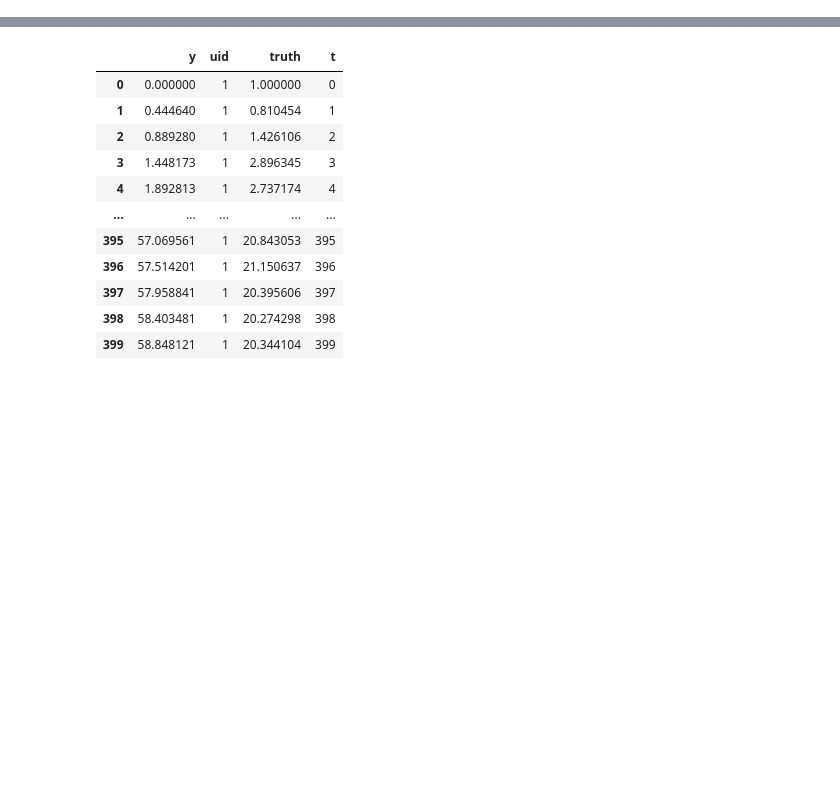
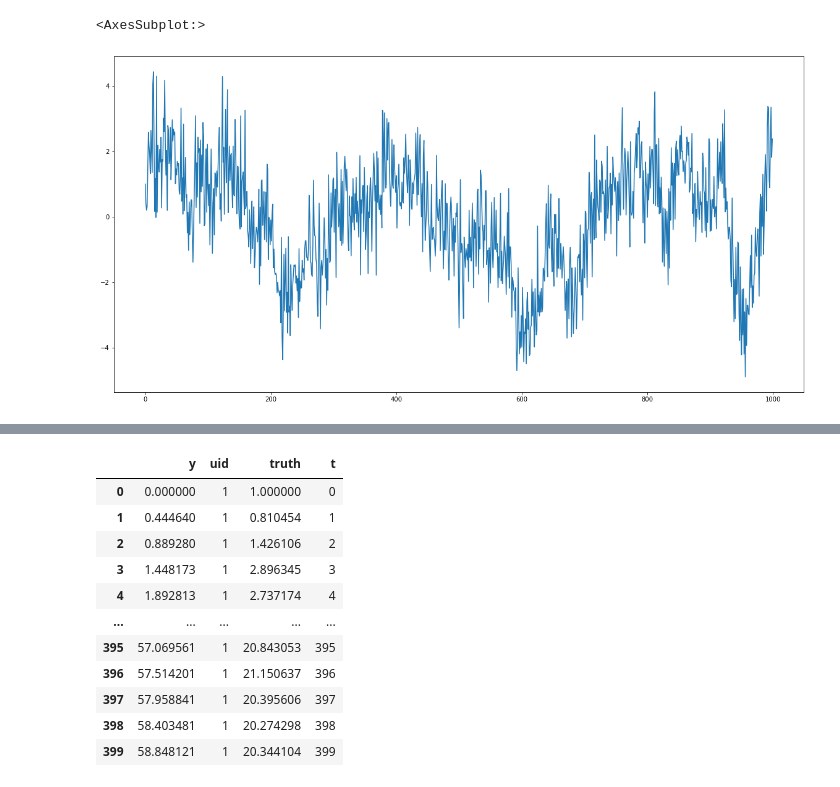
Before and after one commit to josh-ashkinaze/opinion-errors, a Jupyter notebook: Untitled.ipynb, the cells around one changed output, grey strips where cells are left out. Drawn from its saved outputs; the diff is of its cells as text; code cells hidden in the pictures; blank space fills up the shorter version.

```diff
--- a/Untitled.ipynb
+++ b/Untitled.ipynb
@@ -3,47 +3,50 @@ import matplotlib.pyplot as plt
 import pandas as pd
 import numpy as np
 # %%
-def generate_data(N, drift, intercept=0, seed=None, lags= [0] + [1*(0.5**t) for t in range(1,20)]):
+def generate_data(N, drift, lags= [0.5 for t in range(1, 2)], seed=1997):
     """
-    Returns simulations from an ARIMA model
+    Returns simulations from an AIMA model
 
     Params
         N: Number of periods
-        drift: A float for drft of time series
-        intercept: Y intercept
+        drift: A float for drift of time series
+        lags: A list in form [1st lag beta, 2nd lag beta, ...]
         seed: Numpy random seed (if not none, will generate same data)
-        lags: A list in form [1st lag beta, 2nd lag beta, ...]
 
     Returns:
         A dataframe with column 'y' as value
 
     """
     np.random.seed(seed=seed)
 
     # Std normal noise
-    w = np.random.standard_normal(size=N)
+    w = np.random.normal(loc=0, scale=1, size=N)
 
     # Init zero vector
-    y = [intercept] + [0]*(N-1)
-
+    y = [drift] + [0]*(N-1)
 
     for t in range(1,N):
-        # Add drift
-        y[t] +=drift
 
         # Add current noise
         y[t] += w[t]
 
         # Add past information
-        for lag in range(len(lags)):
+        for lag in range(1, len(lags)):
             # Lagged values
             y[t] += lags[lag]*y[t-lag]
             # Lagged errors
             y[t] += lags[lag]*w[t-lag]
 
 
     df = pd.DataFrame([y]).T
     df.columns=['y']
     return df
 
-risk = generate_data(N=1000, intercept=1, drift=0.1, seed=None)
+
+lags= [0.1 for t in range(1, 11)]
+risk = generate_data(N=1000, drift=1, lags=lags)
+
+risk['y'].plot(figsize=(20, 10))
+# %% [output]
+<AxesSubplot:>
+[figure, added]
```
Also changed, not shown: parts of 2 cells of this notebook.
